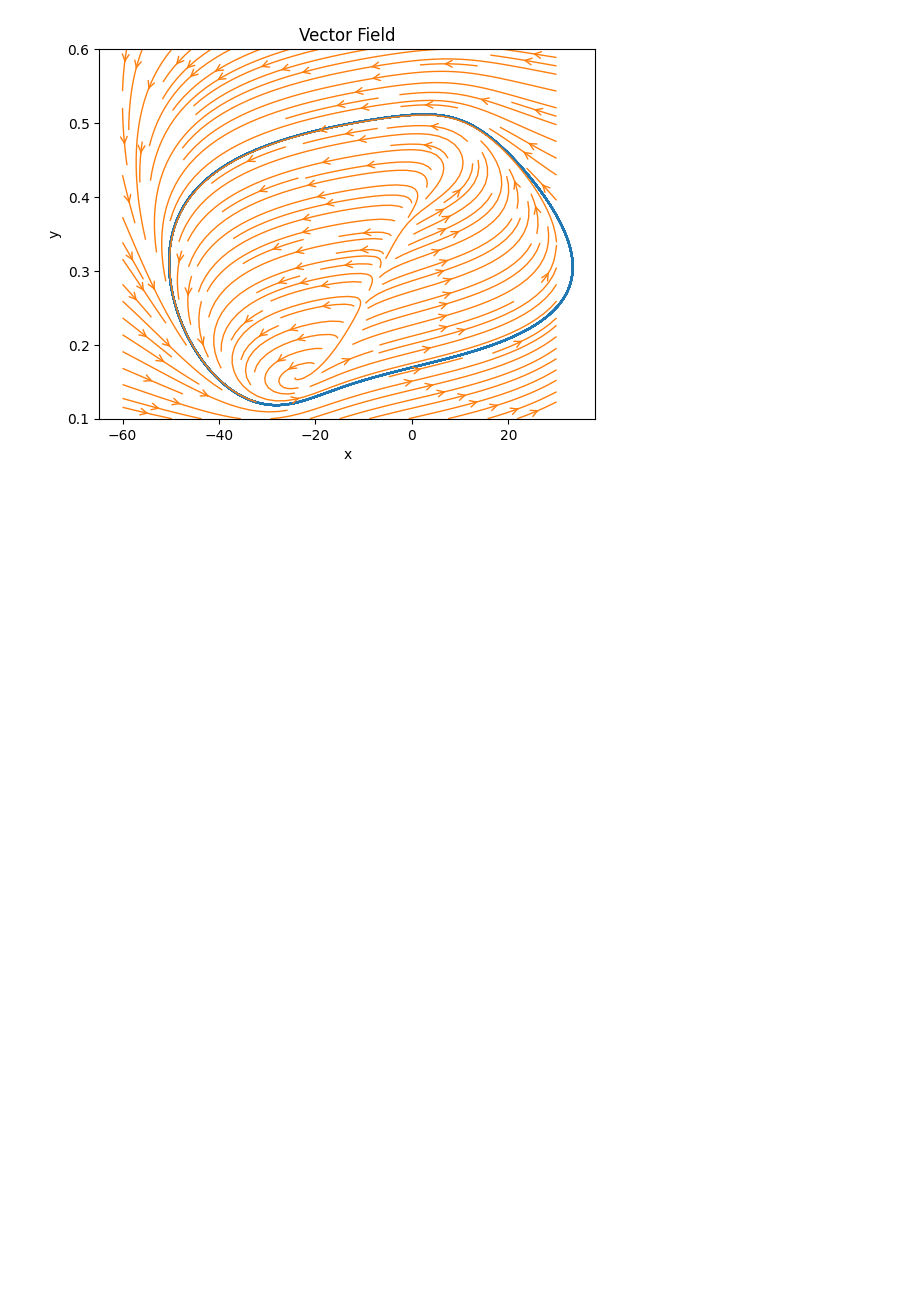
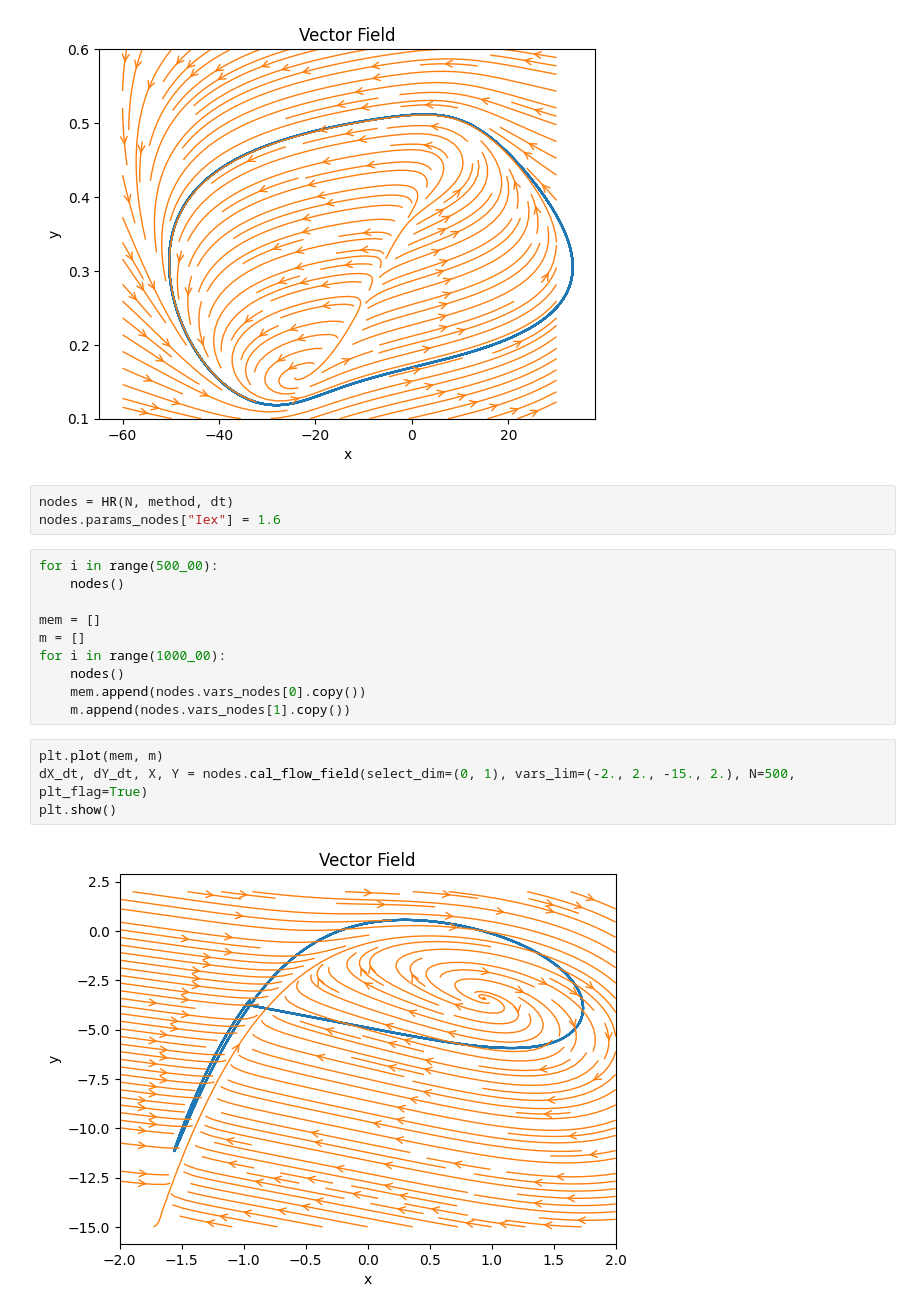
Before and after one commit to wuwywu/dynPy, a Jupyter notebook: examples/phase_plane_flow_field.ipynb, the cells around one changed output. Saved outputs shown, nothing was run; the diff lists cells and outputs as text; blank space fills up the shorter version.

```diff
--- a/examples/phase_plane_flow_field.ipynb
+++ b/examples/phase_plane_flow_field.ipynb
@@ -84,3 +85,22 @@ dX_dt, dY_dt, X, Y = nodes.cal_flow_field(select_dim=(0, 1), vars_lim=(-60., 30.
 plt.show()
 # %% [output]
 [figure]
+# %%
+nodes = HR(N, method, dt)
+nodes.params_nodes["Iex"] = 1.6
+# %%
+for i in range(500_00):
+    nodes()
+
+mem = []
+m = []
+for i in range(1000_00):
+    nodes()
+    mem.append(nodes.vars_nodes[0].copy())
+    m.append(nodes.vars_nodes[1].copy())
+# %%
+plt.plot(mem, m)
+dX_dt, dY_dt, X, Y = nodes.cal_flow_field(select_dim=(0, 1), vars_lim=(-2., 2., -15., 2.), N=500, plt_flag=True)
+plt.show()
+# %% [output]
+[figure, added]
```
Also changed, not shown: parts of 1 cell of this notebook.
